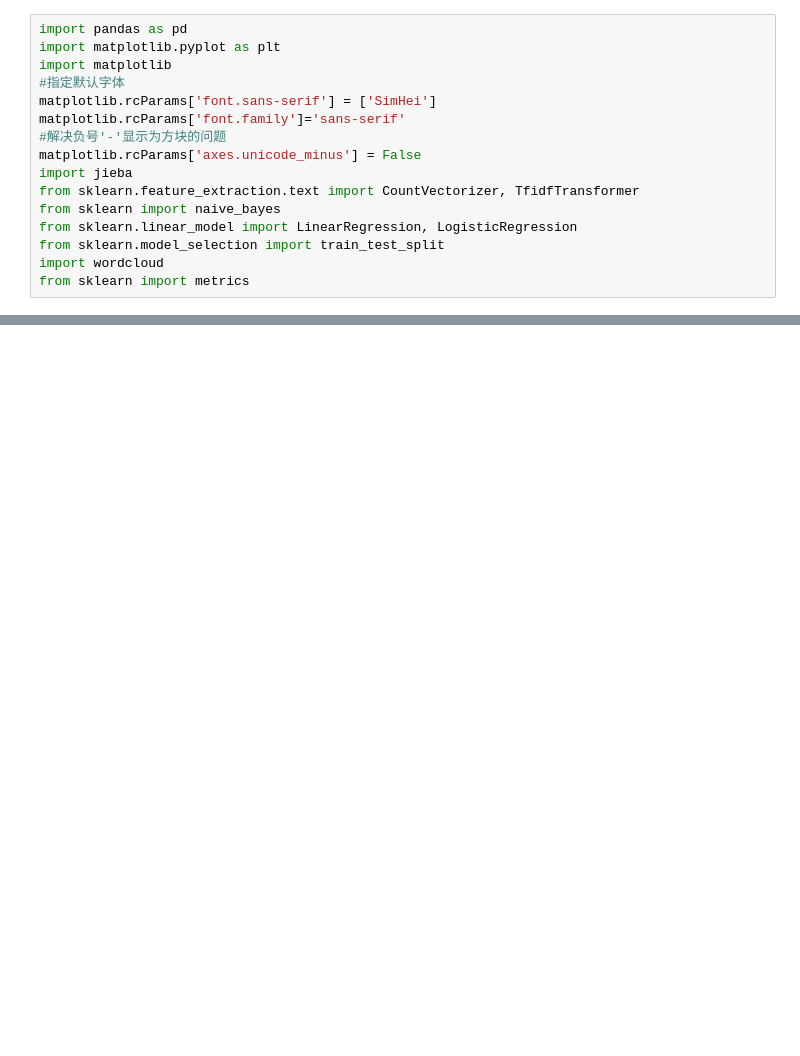
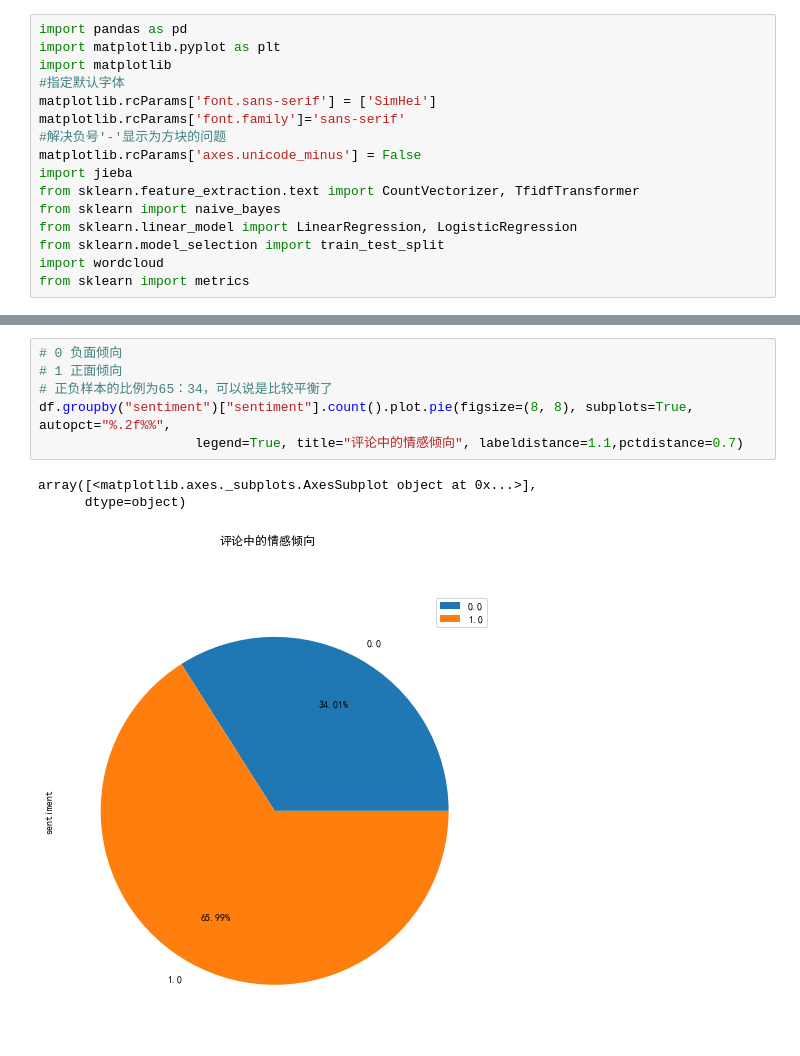
Before and after one commit to nickliqian/keep_learning, a Jupyter notebook: MixNotes/书评论情感分析/sen.ipynb, the cells around one changed output, grey strips where cells are left out. Cells and saved outputs as stored; diff of their text form; blank space fills up the shorter version.

```diff
--- a/MixNotes/书评论情感分析/sen.ipynb
+++ b/MixNotes/书评论情感分析/sen.ipynb
@@ -328,0 +254,10 @@ print("** auc_value: 【{}】 **".format(auc_value))
+# %%
+# 0 负面倾向
+# 1 正面倾向
+# 正负样本的比例为65：34，可以说是比较平衡了
+df.groupby("sentiment")["sentiment"].count().plot.pie(figsize=(8, 8), subplots=True, autopct="%.2f%%",
+                    legend=True, title="评论中的情感倾向", labeldistance=1.1,pctdistance=0.7)
+# %% [output]
+array([<matplotlib.axes._subplots.AxesSubplot object at 0x...>],
+      dtype=object)
+[figure, added]
```
Also changed, not shown: parts of 72 cells of this notebook, 2 other files.
